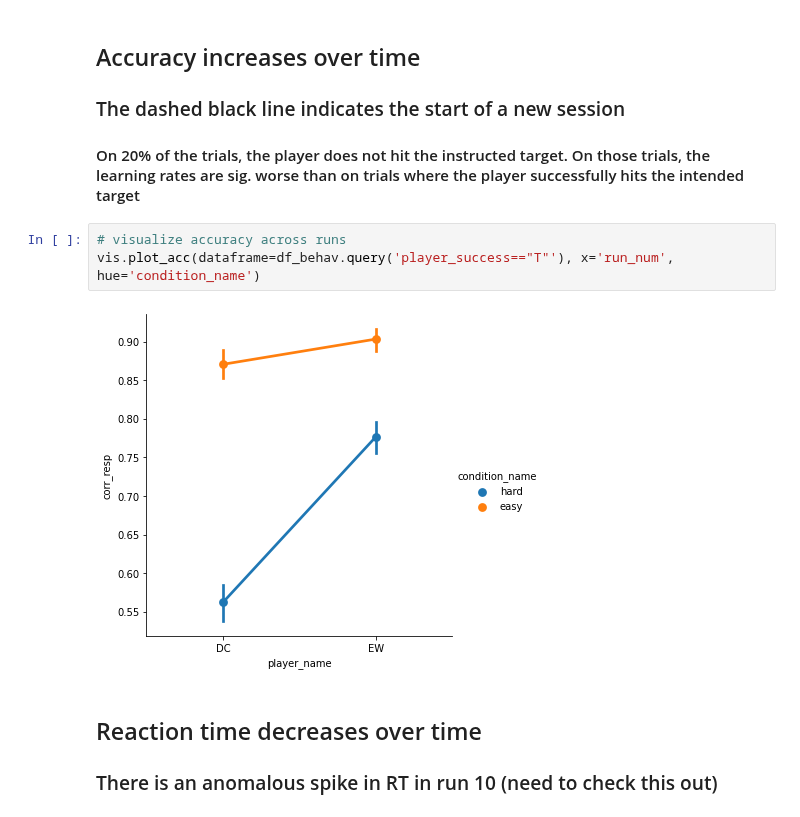
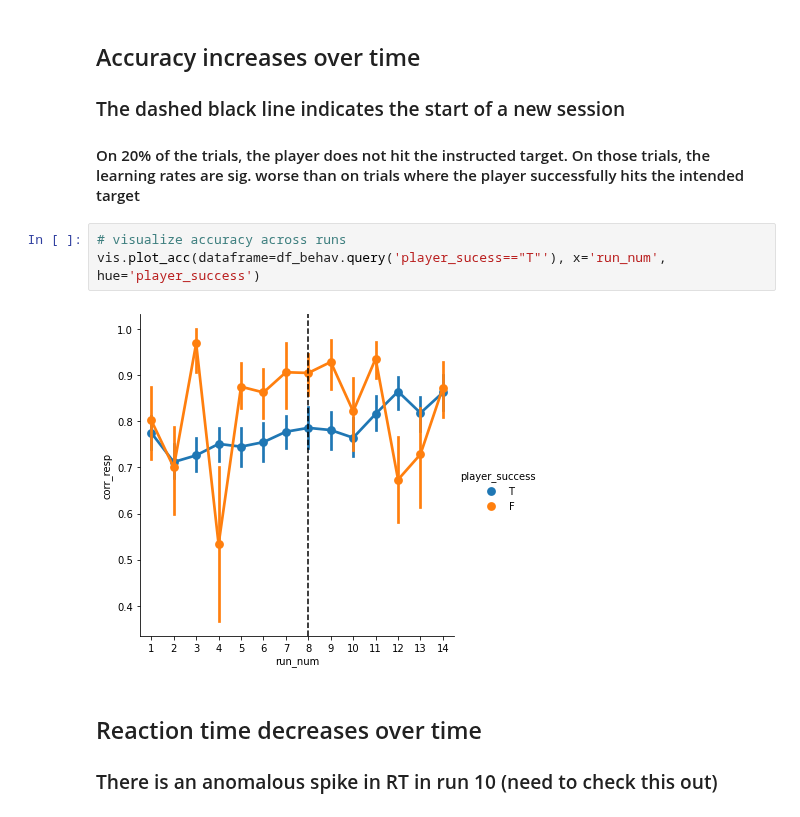
Before and after one commit to maedbhk/action_prediction, a Jupyter notebook: notebooks/1.0-mk-action-prediction.ipynb, the cells around one changed output. Saved outputs shown, nothing was run; the diff lists cells and outputs as text.

```diff
--- a/notebooks/1.0-mk-action-prediction.ipynb
+++ b/notebooks/1.0-mk-action-prediction.ipynb
@@ -42,9 +42,9 @@ vis.plotting_style()
 #### On 20% of the trials, the player does not hit the instructed target. On those trials, the learning rates are sig. worse than on trials where the player successfully hits the intended target
 # %%
 # visualize accuracy across runs
-vis.plot_acc(dataframe=df_behav.query('player_success=="T"'), x='run_num', hue='condition_name')
+vis.plot_acc(dataframe=df_behav.query('player_sucess=="T"'), x='run_num', hue='player_success')
 # %% [output]
-[figure, old version]
+[figure, new version]
 # %% [markdown]
 ## Reaction time decreases over time
 
```
Also changed, not shown: 1 other file.
